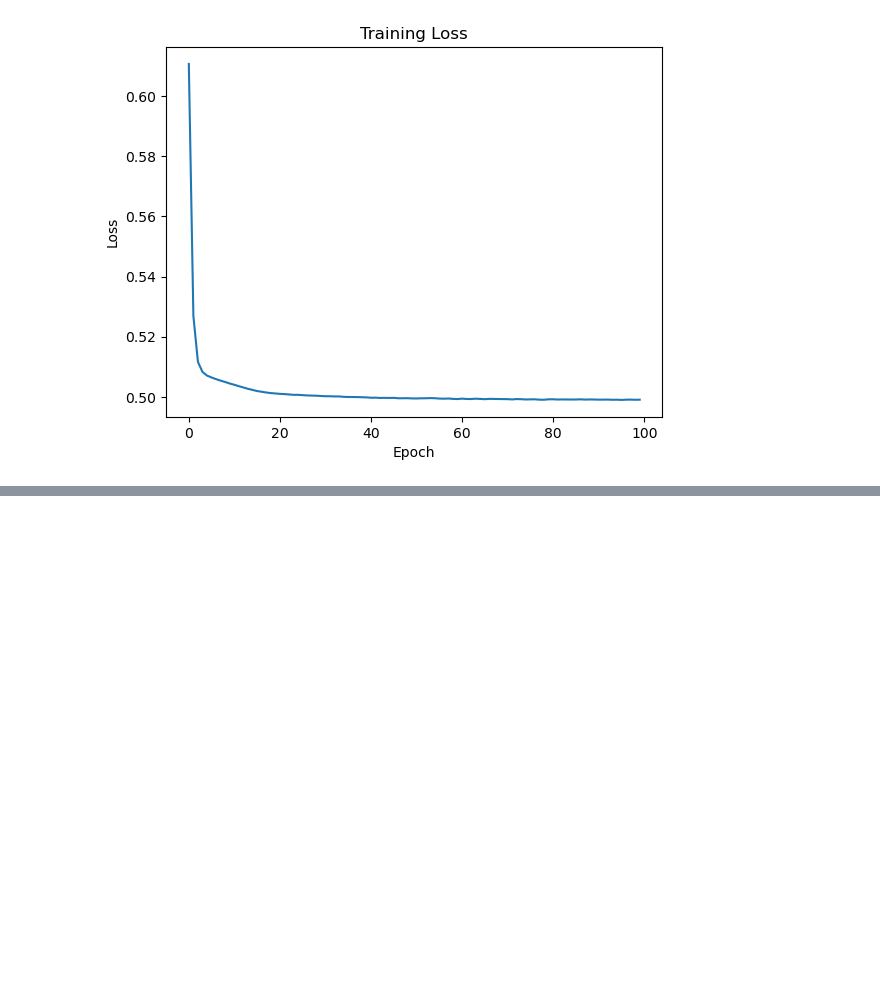
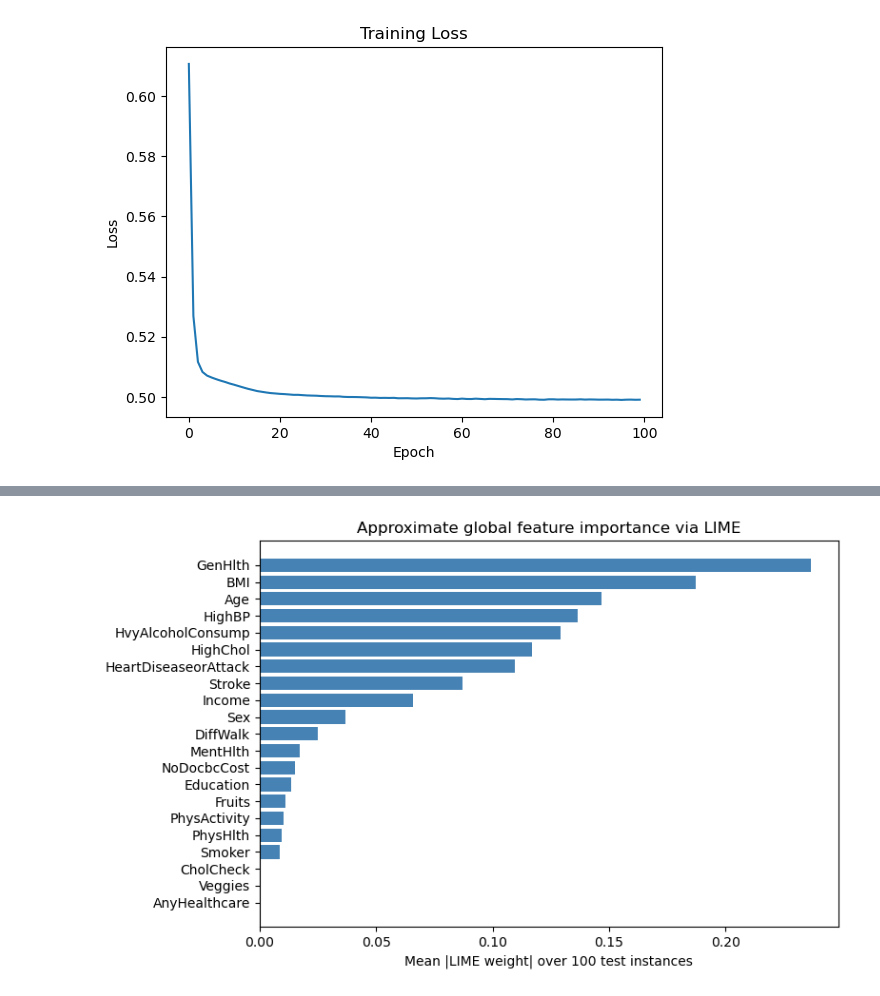
Before and after one commit to Stampe04/XAI_01, a Jupyter notebook: nn.ipynb, the cells around one changed output, grey strips where cells are left out. Cells and saved outputs as stored; diff of their text form; code cells hidden in the pictures; blank space fills up the shorter version.

```diff
--- a/nn.ipynb
+++ b/nn.ipynb
@@ -208,0 +410,29 @@ print(cm)
+# %%
+N_EXPLAIN = 100  # increase for smoother averages (slower)
+rng = np.random.default_rng(0)
+sample_idx = rng.choice(len(X_test), size=N_EXPLAIN, replace=False)
+
+weight_accumulator = {f: [] for f in FEATURE_COLS}
+
+for i in sample_idx:
+    e = explainer.explain_instance(
+        data_row=X_test[i],
+        predict_fn=predict_proba_fn,
+        labels=(pos_label,),
+        num_features=len(FEATURE_COLS),
+        num_samples=1000,
+    )
+    for feat_cond, w in e.as_list(label=pos_label):
+        # feat_cond looks like "age > 40.00" — strip to bare feature name
+        feat = next((f for f in FEATURE_COLS if feat_cond.startswith(f)), None)
+        if feat:
+            weight_accumulator[feat].append(w)
+
+mean_abs_weight = {
+    f: np.mean(np.abs(ws)) for f, ws in weight_accumulator.items() if ws
+}
+global_df = pd.DataFrame(
+    sorted(mean_abs_weight.items(), key=lambda x: x[1], reverse=True),
+    columns=['feature', 'mean |LIME weight|']
+)
+print(global_df.to_string(index=False))
@@ -208,0 +457,9 @@ print(cm)
+# %%
+fig, ax = plt.subplots(figsize=(8, 5))
+ax.barh(global_df['feature'][::-1], global_df['mean |LIME weight|'][::-1], color='steelblue')
+ax.set_xlabel('Mean |LIME weight| over 100 test instances')
+ax.set_title('Approximate global feature importance via LIME')
+plt.tight_layout()
+plt.show()
+# %% [output]
+[figure, added]
```
Also changed, not shown: parts of 17 cells of this notebook.
